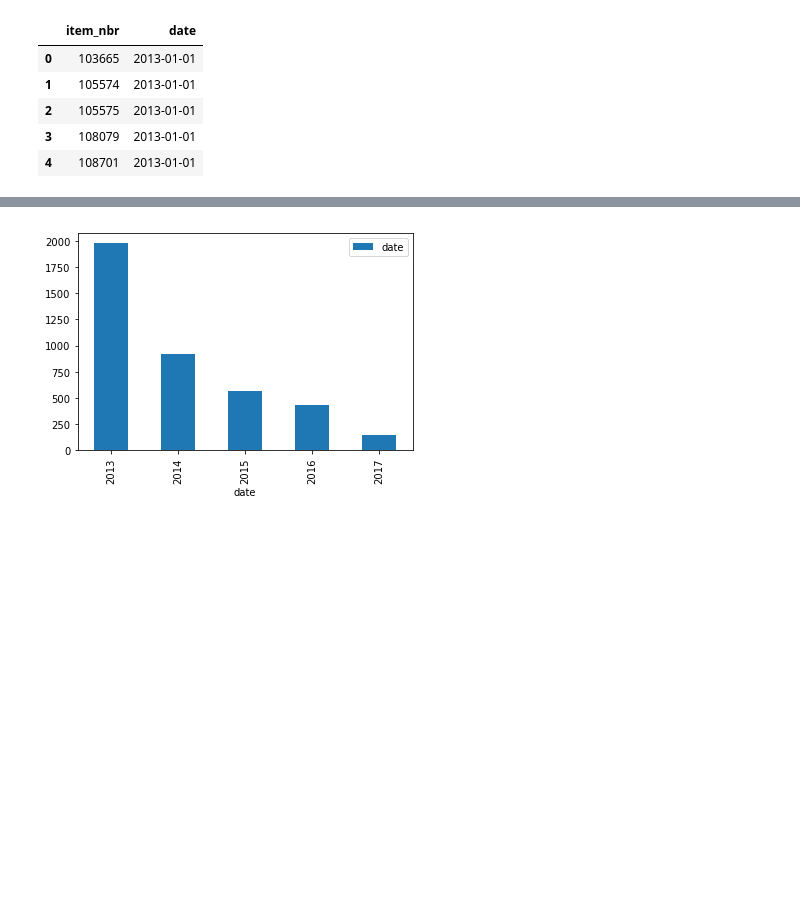
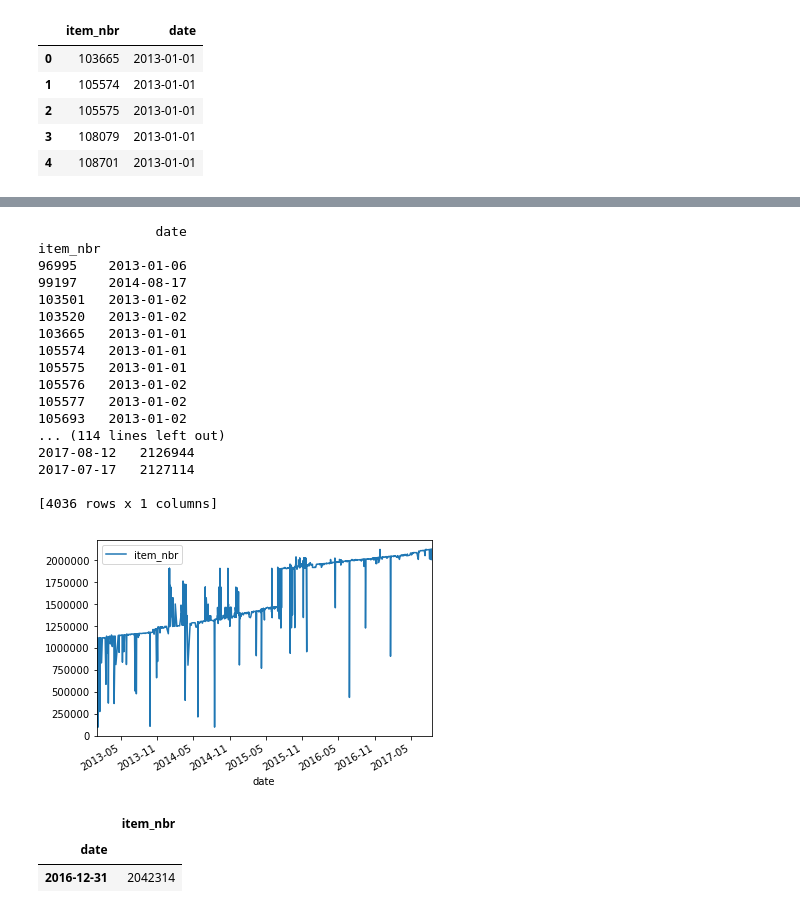
Before and after one commit to CornellDataScience/Kaggle-FA17, a Jupyter notebook: market/Jo/jo_sandbox.ipynb, the cells around one changed output, grey strips where cells are left out. Saved outputs shown, nothing was run; the diff lists cells and outputs as text; code cells hidden in the pictures; blank space fills up the shorter version.

```diff
--- a/market/Jo/jo_sandbox.ipynb
+++ b/market/Jo/jo_sandbox.ipynb
@@ -103,9 +103,9 @@ dtype_dict={"id":np.uint32,
             "unit_sales":np.float32
            }
 # %%
-train_part2=pd.read_csv("./train.csv",dtype=dtype_dict,usecols=[1],parse_dates=[0])
+train_part2=pd.read_csv("../csv/train.csv",dtype=dtype_dict,usecols=[1],parse_dates=[0])
 # %%
-train_part1 = pd.read_csv("./train.csv",dtype=dtype_dict,usecols=[3])
+train_part1 = pd.read_csv("../csv/train.csv",dtype=dtype_dict,usecols=[3])
 # %%
 train = pd.concat([train_part1.reset_index(drop=True), train_part2], axis=1)
 del(train_part1)
@@ -126,5 +145,33 @@ fd = first_dates.reset_index(drop=True)
-# %%
-fd.groupby([fd["date"].dt.year]).count().plot(kind="bar")
-plt.show()
-# %% [output]
-[figure, removed]
+# %%
+first_dates = pd.DataFrame(first_dates)
+print(first_dates)
+first_dates.reset_index(level=0,inplace=True)
+first_dates.set_index(['date'],inplace=True)
+print(first_dates)
+first_dates.plot()
+plt.show()
+# %% [output]
+               date
+item_nbr
+96995    2013-01-06
+99197    2014-08-17
+103501   2013-01-02
+103520   2013-01-02
+103665   2013-01-01
+105574   2013-01-01
+105575   2013-01-01
+105576   2013-01-02
+105577   2013-01-02
+105693   2013-01-02
+... (114 lines left out)
+2017-08-12   2126944
+2017-07-17   2127114
+
+[4036 rows x 1 columns]
+[figure, added]
+# %%
+first_dates.loc["2016-12-31"]
+# %% [output]
+|  | item_nbr |
+| date |  |
+| 2016-12-31 | 2042314 |
```
Also changed, not shown: parts of 4 cells of this notebook, 13 other files.
